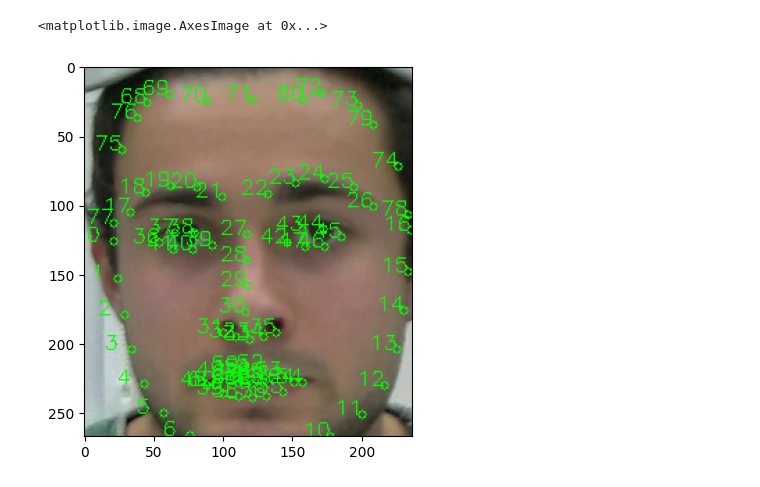
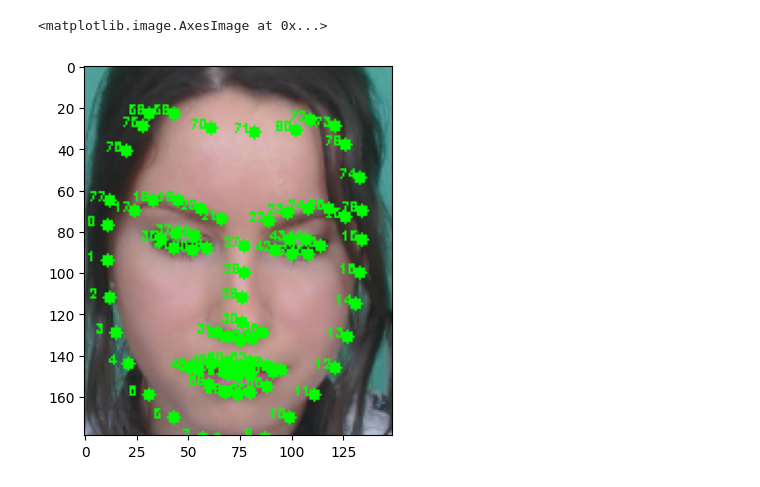
Before and after one commit to MNetanel/image-processing-project, a Jupyter notebook: notebooks/02_face_detection.ipynb, the cells around one changed output. Drawn from its saved outputs; the diff is of its cells as text; code cells hidden in the pictures.

```diff
--- a/notebooks/02_face_detection.ipynb
+++ b/notebooks/02_face_detection.ipynb
@@ -42,15 +42,15 @@ def get_landmarks(frames: np.ndarray, detector, predictor):
         landmarks = predictor(frame, face)
         return [(landmarks.part(i).x, landmarks.part(i).y) for i in range(81)]
 # %%
-face_coordinates = get_face_coordinates(h5_file, 'P1H1', classifier)
-cropped_frames = crop_frames(h5_file, 'P1H1', *face_coordinates)
+face_coordinates = get_face_coordinates(h5_file, 'subject1', classifier)
+cropped_frames = crop_frames(h5_file, 'subject1', *face_coordinates)
 landmarks = get_landmarks(cropped_frames, face_detector, landmark_predictor)
 # %%
-frame = cropped_frames[30].copy()
+frame = cropped_frames[20].copy()
 for i, landmark in enumerate(landmarks):
-    cv2.circle(frame, landmark, radius=3, color=(0, 255, 0))
-    cv2.putText(frame, str(i), (landmark[0] - 20, landmark[1]), cv2.FONT_HERSHEY_SIMPLEX, .5, (0, 255, 0))
+    cv2.circle(frame, landmark, radius=3, color=(0, 255, 0), thickness=-1)
+    cv2.putText(frame, str(i), (landmark[0] - 10, landmark[1]), cv2.FONT_HERSHEY_SIMPLEX, .2, (0, 255, 0))
 plt.imshow(frame)
 # %% [output]
 <matplotlib.image.AxesImage at 0x...>
-[figure, old version]
+[figure, new version]
```
Also changed, not shown: parts of 16 cells of this notebook, 9 other files.
